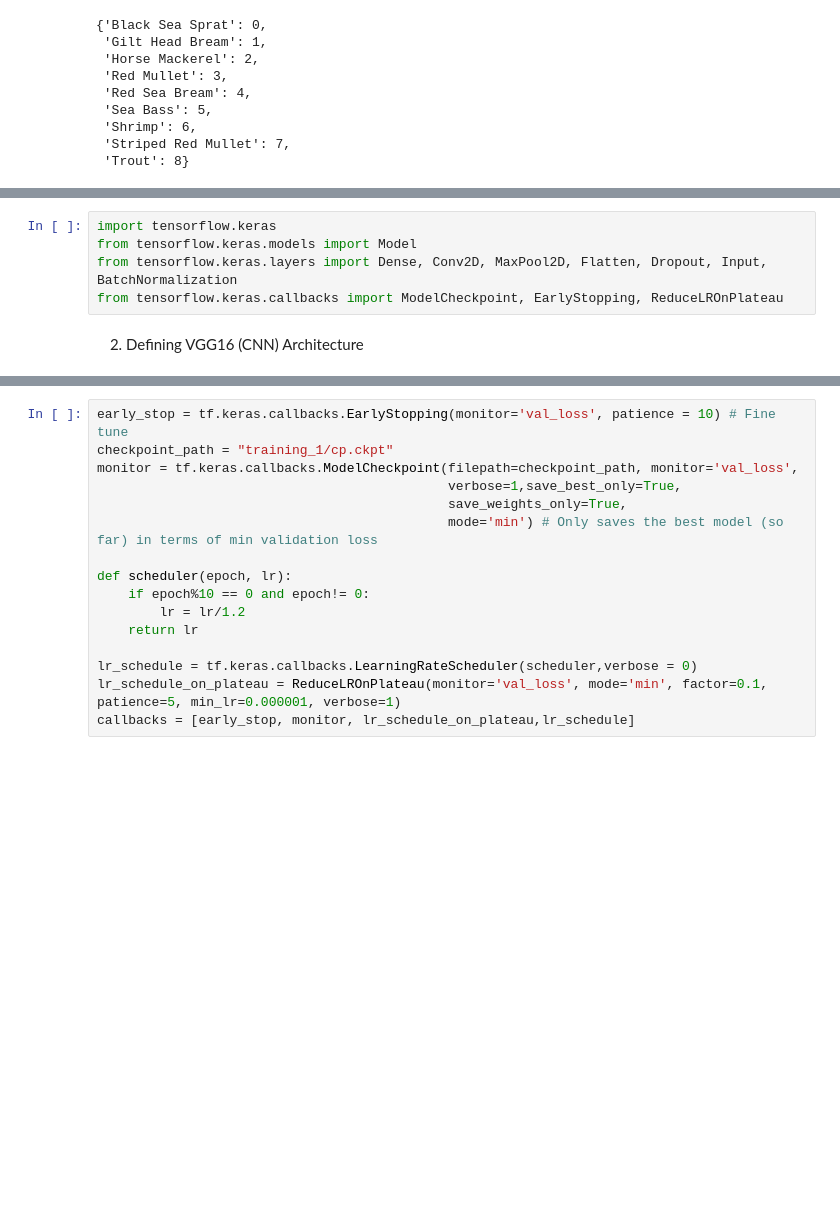
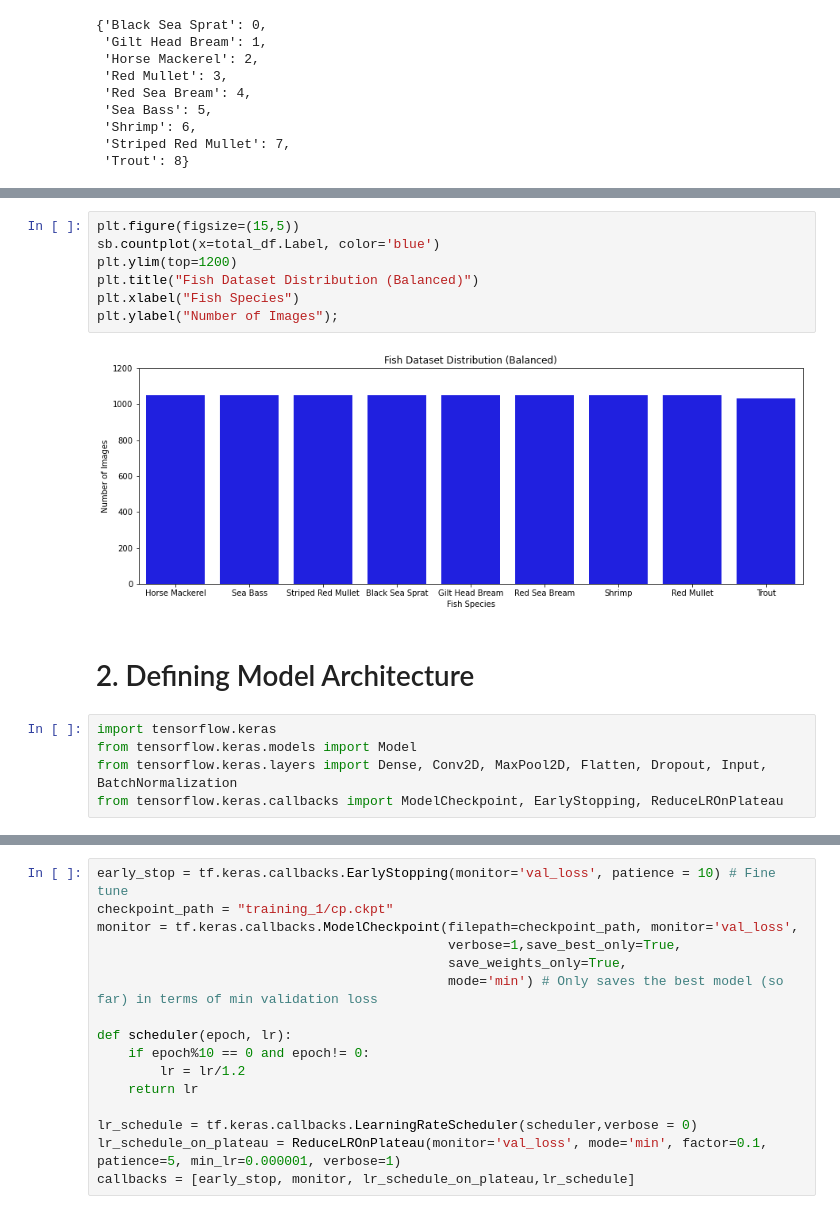
Before and after one commit to zseddek/ENEL645_FinalProject_FishClassification, a Jupyter notebook: Scripts/FishClassification_CUSTOM.ipynb, the cells around one changed output, grey strips where cells are left out. Cells and saved outputs as stored; diff of their text form; blank space fills up the shorter version.

```diff
--- a/Scripts/FishClassification_CUSTOM.ipynb
+++ b/Scripts/FishClassification_CUSTOM.ipynb
@@ -156,10 +176,19 @@ test_images.class_indices
+# %%
+plt.figure(figsize=(15,5))
+sb.countplot(x=total_df.Label, color='blue')
+plt.ylim(top=1200)
+plt.title("Fish Dataset Distribution (Balanced)")
+plt.xlabel("Fish Species")
+plt.ylabel("Number of Images");
+# %% [output]
+[figure, added]
+# %% [markdown]
+# 2. Defining Model Architecture
 # %%
 import tensorflow.keras
 from tensorflow.keras.models import Model
 from tensorflow.keras.layers import Dense, Conv2D, MaxPool2D, Flatten, Dropout, Input, BatchNormalization
 from tensorflow.keras.callbacks import ModelCheckpoint, EarlyStopping, ReduceLROnPlateau
-# %% [markdown]
-2. Defining VGG16 (CNN) Architecture
 # %%
 input = Input(shape =(224,224,3))
 l1 = Conv2D(filters=128, kernel_size=(3, 3), activation='relu')(input)
```
Also changed, not shown: parts of 15 cells of this notebook.
